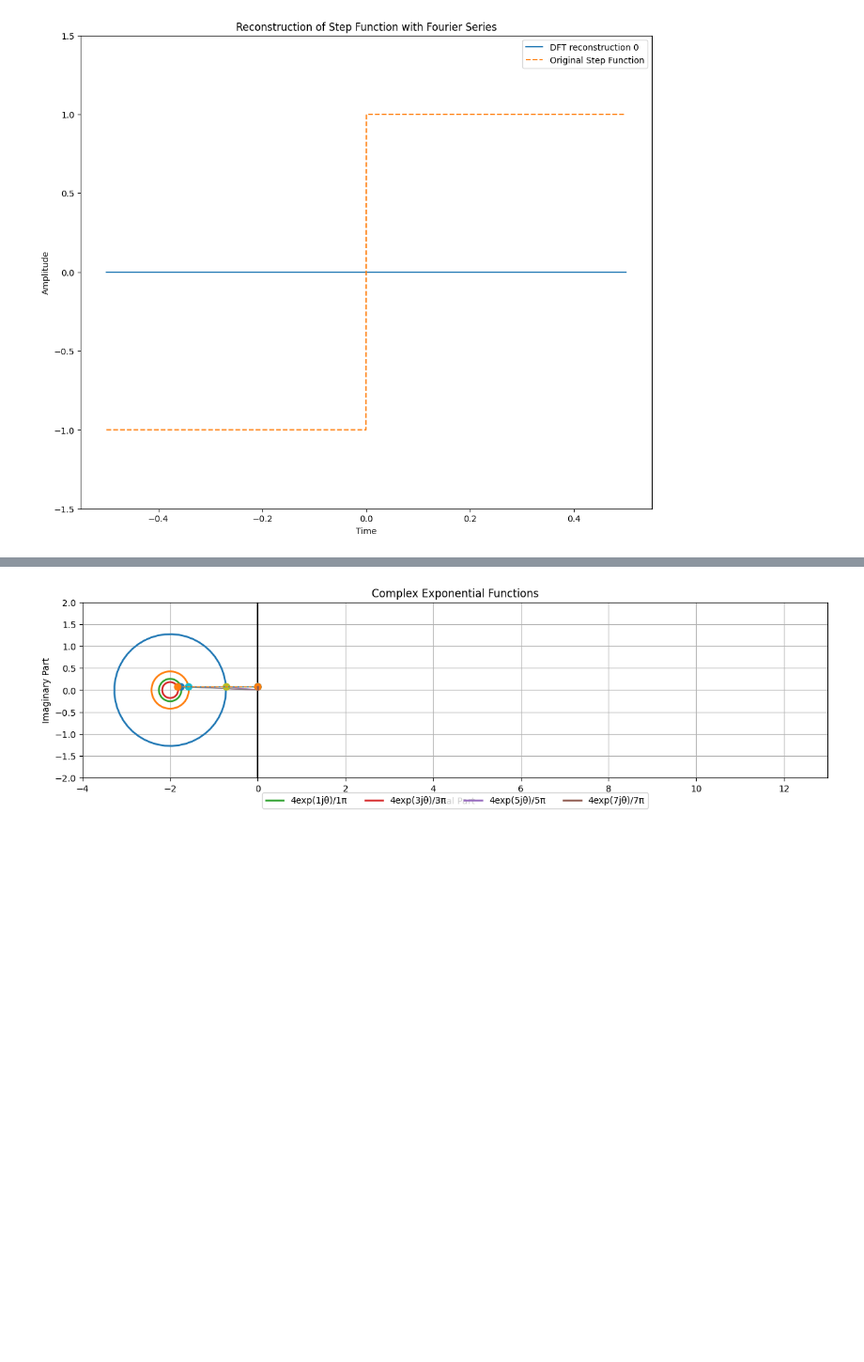
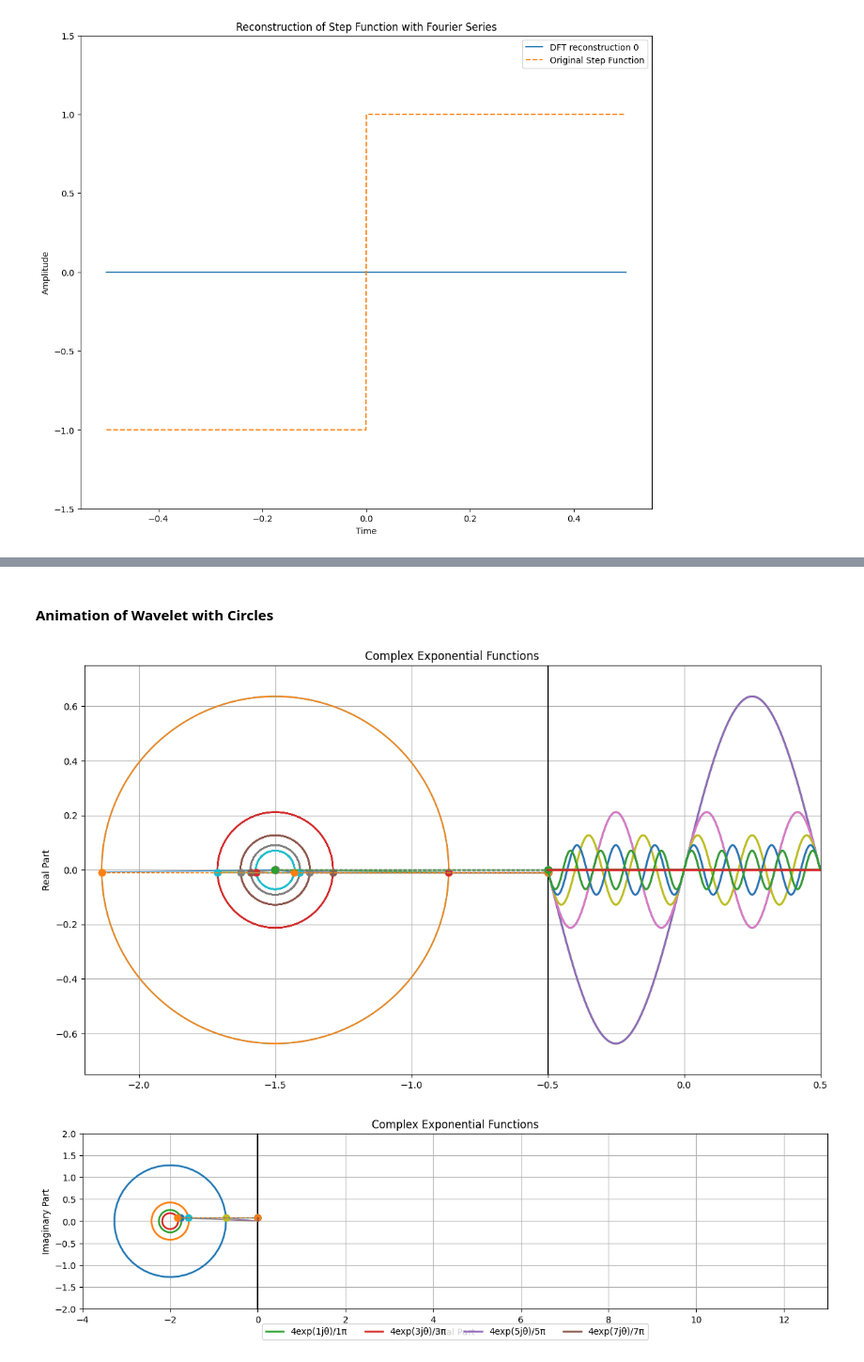
Before and after one commit to fangyuan-ksgk/waveletGPT, a Jupyter notebook: test.ipynb, the cells around one changed output, grey strips where cells are left out. Shown at 94% size. Saved outputs shown, nothing was run; the diff lists cells and outputs as text; code cells hidden in the pictures; blank space fills up the shorter version.

Commit message:
update code with anime

```diff
--- a/test.ipynb
+++ b/test.ipynb
@@ -284,3 +234,65 @@ plt.show()
+# %% [markdown]
+#### Animation of Wavelet with Circles
+# %%
+import numpy as np
+import matplotlib.pyplot as plt
+from matplotlib.animation import FuncAnimation
+
+# Create figure and axis
+fig, ax = plt.subplots(figsize=(15, 9))
+plt.subplots_adjust(bottom=0.2)
+
+# Plot circles
+for pts in radius_pts:
+    plt.plot(pts.real, pts.imag)
+
+# Plot wavelet starting line
+ax.axvline(x=-0.5, color='k')
+
+ax.grid(True)
+ax.set_aspect('equal')
+ax.set_xlim(-2.2, 0.5)
+ax.set_ylim(-0.75, 0.75)
+ax.set_ylabel('Real Part')
+ax.set_title('Complex Exponential Functions')
+
+# Prepare animated graphics objects | Empty value to be filled in the animation function
+K = signals.shape[0]
+radii = [ax.plot([], [], linewidth=1)[0] for _ in range(K)]
+lines = [ax.plot([], [], linewidth=1, linestyle='--', marker='.', markersize=15)[0] for _ in range(K)]
+curves = [ax.plot([], [], linewidth=2)[0] for _ in range(K)]
+
+def animate(frame):
+    global frame_idx  # Declare frame_idx as global to modify it
+    radius_pt = radius_pts[:, frame_idx]
+    wave_pt = (t[frame_idx] * np.ones_like(signals.real[:, frame_idx]), signals.real[:, frame_idx])
+    for k in range(K):
+        radii[k].set_data([-1.5, radius_pt.real[k]], [0, radius_pt.imag[k]])
+        lines[k].set_data([radius_pt.real[k], wave_pt[0][k]], [radius_pt.imag[k], wave_pt[1][k]])
+
+        curve_x, curve_y = curves[k].get_data()  # curve contains bunch of points
+        new_x = np.append(curve_x, wave_pt[0][k])
+        new_y = np.append(curve_y, wave_pt[1][k])
+        curves[k].set_data(new_x, new_y)
+
+    frame_idx += 1
+    if frame_idx >= len(t):  # Reset frame_idx if it exceeds the number of frames
+        frame_idx = 0
+    return radii + lines + curves
+
+# Initialize frame_idx outside the animate function
+frame_idx = 0
+
+# Create animation
+anim = FuncAnimation(fig, animate, frames=num_steps, interval=20, blit=True)
+
+# plt.show()
+
+# Uncomment the following lines to save the animation as a GIF
+from matplotlib.animation import PillowWriter
+anim.save('fourier_anime.gif', writer=PillowWriter(fps=50))
+# %% [output]
+[figure, added]
 # %%
 import numpy as np
 import matplotlib.pyplot as plt
```
Also changed, not shown: parts of 9 cells of this notebook, 5 other files.
